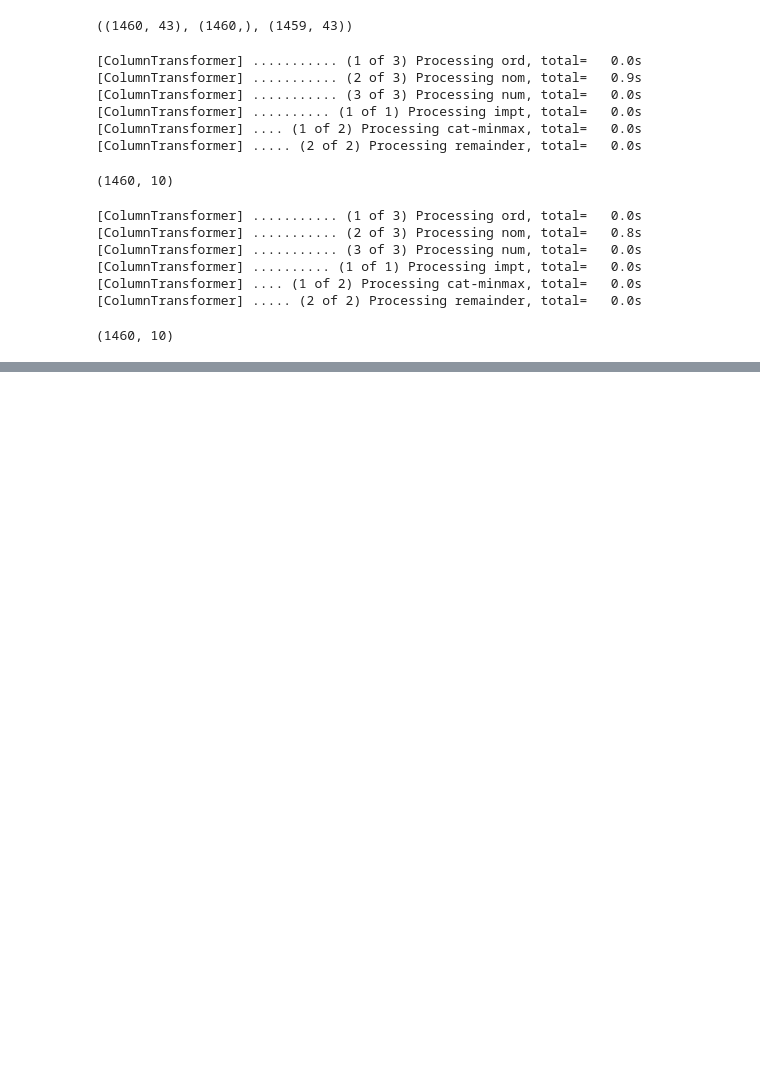
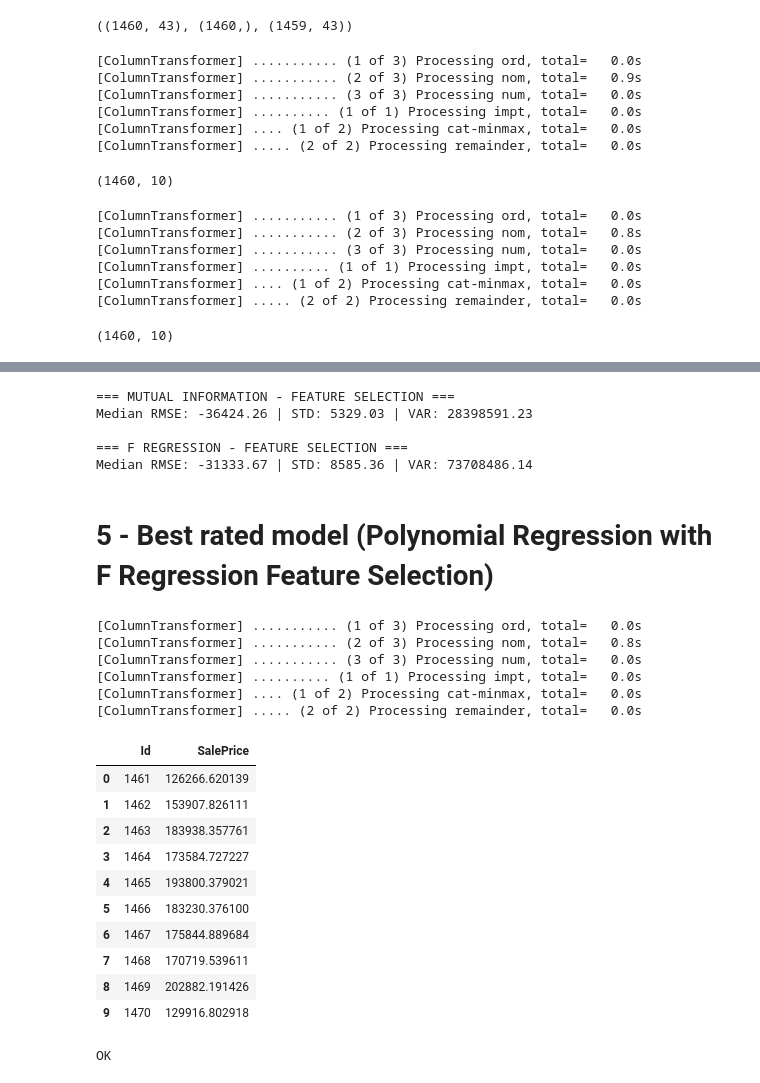
Before and after one commit to Vinicius-Luiz/machine_learning_regression_house_prices, a Jupyter notebook: house-prices-vlsf2.ipynb, the cells around one changed output, grey strips where cells are left out. Drawn from its saved outputs; the diff is of its cells as text; code cells hidden in the pictures; blank space fills up the shorter version.

Commit message:
Kaggle Notebook | House Prices | vlsf2 | Version 6 | First pred submission

```diff
--- a/house-prices-vlsf2.ipynb
+++ b/house-prices-vlsf2.ipynb
@@ -487,0 +495,32 @@ X_train_fs2.shape
+# %%
+clf_l2_fs1 = Pipeline(
+    steps=[("preprocessor", transformer_fs_mic), ("classifier", Ridge())]
+)
+
+clf_l2_fs2 = Pipeline(
+    steps=[("preprocessor", transformer_fs_freg), ("classifier", Ridge())]
+)
+
+clf_l1_fs1 = Pipeline(
+    steps=[("preprocessor", transformer_fs_mic), ("classifier", Lasso())]
+)
+
+clf_l1_fs2 = Pipeline(
+    steps=[("preprocessor", transformer_fs_freg), ("classifier", Lasso())]
+)
+
+clf_lin_fs1 = Pipeline(
+    steps=[("preprocessor", transformer_fs_mic), ("classifier", LinearRegression())]
+)
+
+clf_lin_fs2 = Pipeline(
+    steps=[("preprocessor", transformer_fs_freg), ("classifier", LinearRegression())]
+)
+
+clf_poly_fs1 = Pipeline(
+    steps=[("preprocessor", transformer_fs_mic), ('polynomial', PolynomialFeatures(degree = 2)), ("classifier", LinearRegression())]
+)
+
+clf_poly_fs2 = Pipeline(
+    steps=[("preprocessor", transformer_fs_freg), ('polynomial', PolynomialFeatures(degree = 2)), ("classifier", LinearRegression())]
+)
@@ -487,0 +576,44 @@ X_train_fs2.shape
+# %%
+print(f'=== MUTUAL INFORMATION - FEATURE SELECTION ===\nMedian RMSE: {round(score_poly_fs1.mean(), 2)} | STD: {round(score_poly_fs1.std(), 2)} | VAR: {round(score_poly_fs1.var(), 2)}\n')
+print(f'=== F REGRESSION - FEATURE SELECTION ===\nMedian RMSE: {round(score_poly_fs2.mean(), 2)} | STD: {round(score_poly_fs2.std(), 2)} | VAR: {round(score_poly_fs2.var(), 2)}')
+# %% [output]
+=== MUTUAL INFORMATION - FEATURE SELECTION ===
+Median RMSE: -36424.26 | STD: 5329.03 | VAR: 28398591.23
+
+=== F REGRESSION - FEATURE SELECTION ===
+Median RMSE: -31333.67 | STD: 8585.36 | VAR: 73708486.14
+# %% [markdown]
+# 5 - Best rated model (Polynomial Regression with F Regression Feature Selection)
+# %%
+df, df_test = get_df()
+X_train, X_test, y_train = get_train_test_split(df, df_test)
+# %%
+model_poly = clf_poly_fs2.fit(X_train, y_train)
+y_pred = model_poly.predict(X_test)
+# %% [output]
+[ColumnTransformer] ........... (1 of 3) Processing ord, total=   0.0s
+[ColumnTransformer] ........... (2 of 3) Processing nom, total=   0.8s
+[ColumnTransformer] ........... (3 of 3) Processing num, total=   0.0s
+[ColumnTransformer] .......... (1 of 1) Processing impt, total=   0.0s
+[ColumnTransformer] .... (1 of 2) Processing cat-minmax, total=   0.0s
+[ColumnTransformer] ..... (2 of 2) Processing remainder, total=   0.0s
+# %%
+df_pred = pd.DataFrame({'Id': df_test['Id'], 'SalePrice': y_pred})
+df_pred.head(10)
+# %% [output]
+|  | Id | SalePrice |
+| 0 | 1461 | 126266.620139 |
+| 1 | 1462 | 153907.826111 |
+| 2 | 1463 | 183938.357761 |
+| 3 | 1464 | 173584.727227 |
+| 4 | 1465 | 193800.379021 |
+| 5 | 1466 | 183230.376100 |
+| 6 | 1467 | 175844.889684 |
+| 7 | 1468 | 170719.539611 |
+| 8 | 1469 | 202882.191426 |
+| 9 | 1470 | 129916.802918 |
+# %%
+df_pred.to_csv('submission.csv')
+print('OK')
+# %% [output]
+OK
```
Also changed, not shown: parts of 15 cells of this notebook.
